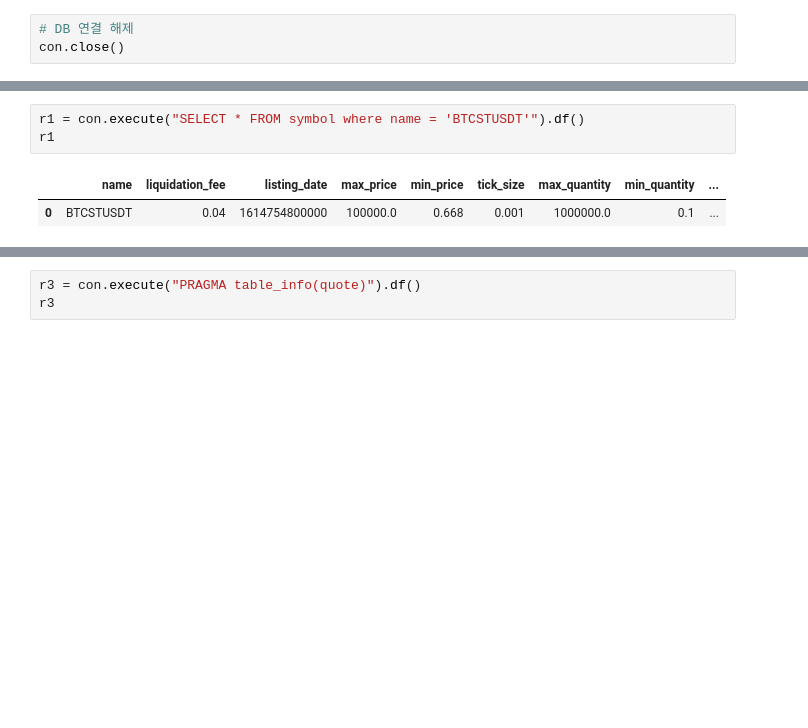
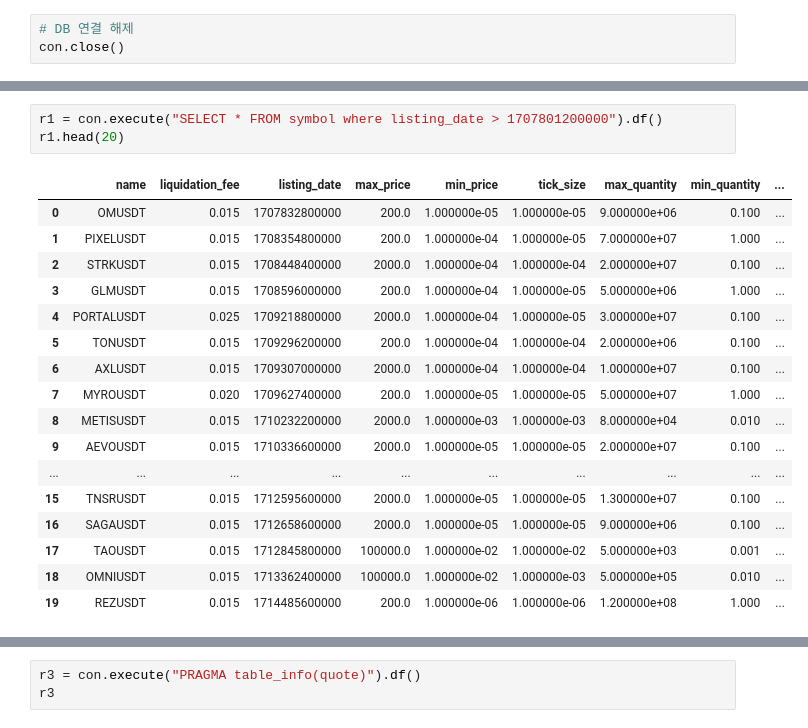
Before and after one commit to dongbin300/PyLab, a Jupyter notebook: Labs/DuckDB/DuckDB1.ipynb, the cells around one changed output, grey strips where cells are left out. Saved outputs shown, nothing was run; the diff lists cells and outputs as text; blank space fills up the shorter version.

```diff
--- a/Labs/DuckDB/DuckDB1.ipynb
+++ b/Labs/DuckDB/DuckDB1.ipynb
@@ -17,6 +17,21 @@ Timestamp('2025-04-16 11:00:00')
 # %%
-r1 = con.execute("SELECT * FROM symbol where name = 'BTCSTUSDT'").df()
-r1
+r1 = con.execute("SELECT * FROM symbol where listing_date > 1707801200000").df()
+r1.head(20)
 # %% [output]
 |  | name | liquidation_fee | listing_date | max_price | min_price | tick_size | max_quantity | min_quantity | ... |
-| 0 | BTCSTUSDT | 0.04 | 1614754800000 | 100000.0 | 0.668 | 0.001 | 1000000.0 | 0.1 | ... |
+| 0 | OMUSDT | 0.015 | 1707832800000 | 200.0 | 1.000000e-05 | 1.000000e-05 | 9.000000e+06 | 0.100 | ... |
+| 1 | PIXELUSDT | 0.015 | 1708354800000 | 200.0 | 1.000000e-04 | 1.000000e-05 | 7.000000e+07 | 1.000 | ... |
+| 2 | STRKUSDT | 0.015 | 1708448400000 | 2000.0 | 1.000000e-04 | 1.000000e-04 | 2.000000e+07 | 0.100 | ... |
+| 3 | GLMUSDT | 0.015 | 1708596000000 | 200.0 | 1.000000e-04 | 1.000000e-05 | 5.000000e+06 | 1.000 | ... |
+| 4 | PORTALUSDT | 0.025 | 1709218800000 | 2000.0 | 1.000000e-04 | 1.000000e-05 | 3.000000e+07 | 0.100 | ... |
+| 5 | TONUSDT | 0.015 | 1709296200000 | 200.0 | 1.000000e-04 | 1.000000e-04 | 2.000000e+06 | 0.100 | ... |
+| 6 | AXLUSDT | 0.015 | 1709307000000 | 2000.0 | 1.000000e-04 | 1.000000e-04 | 1.000000e+07 | 0.100 | ... |
+| 7 | MYROUSDT | 0.020 | 1709627400000 | 200.0 | 1.000000e-05 | 1.000000e-05 | 5.000000e+07 | 1.000 | ... |
+| 8 | METISUSDT | 0.015 | 1710232200000 | 2000.0 | 1.000000e-03 | 1.000000e-03 | 8.000000e+04 | 0.010 | ... |
+| 9 | AEVOUSDT | 0.015 | 1710336600000 | 2000.0 | 1.000000e-05 | 1.000000e-05 | 2.000000e+07 | 0.100 | ... |
+| ... | ... | ... | ... | ... | ... | ... | ... | ... | ... |
+| 15 | TNSRUSDT | 0.015 | 1712595600000 | 2000.0 | 1.000000e-05 | 1.000000e-05 | 1.300000e+07 | 0.100 | ... |
+| 16 | SAGAUSDT | 0.015 | 1712658600000 | 2000.0 | 1.000000e-05 | 1.000000e-05 | 9.000000e+06 | 0.100 | ... |
+| 17 | TAOUSDT | 0.015 | 1712845800000 | 100000.0 | 1.000000e-02 | 1.000000e-02 | 5.000000e+03 | 0.001 | ... |
+| 18 | OMNIUSDT | 0.015 | 1713362400000 | 100000.0 | 1.000000e-02 | 1.000000e-03 | 5.000000e+05 | 0.010 | ... |
+| 19 | REZUSDT | 0.015 | 1714485600000 | 200.0 | 1.000000e-06 | 1.000000e-06 | 1.200000e+08 | 1.000 | ... |
```
Also changed, not shown: parts of 4 cells of this notebook, 3 other files.
